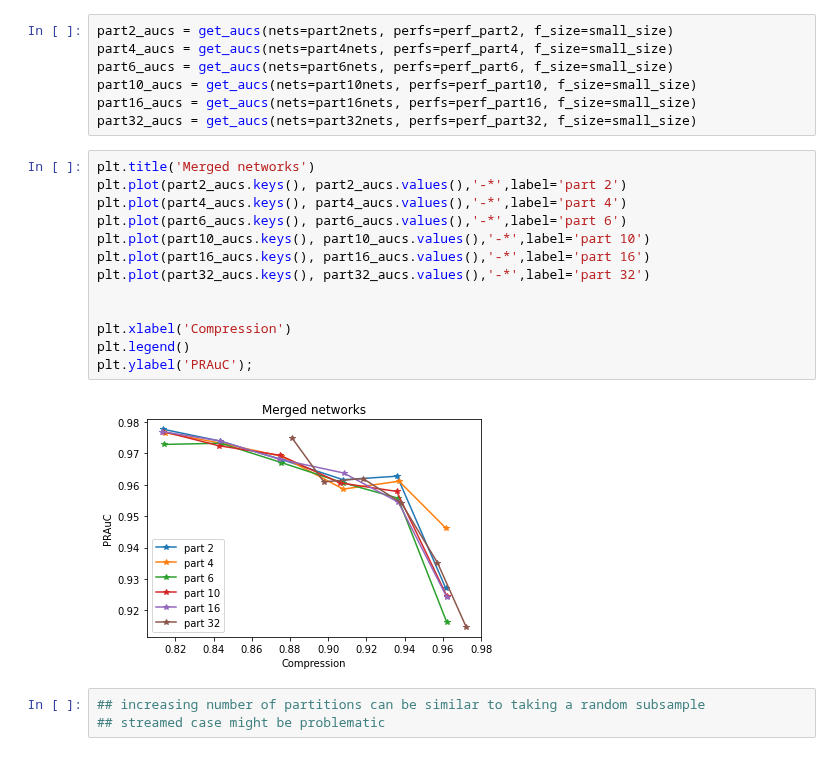
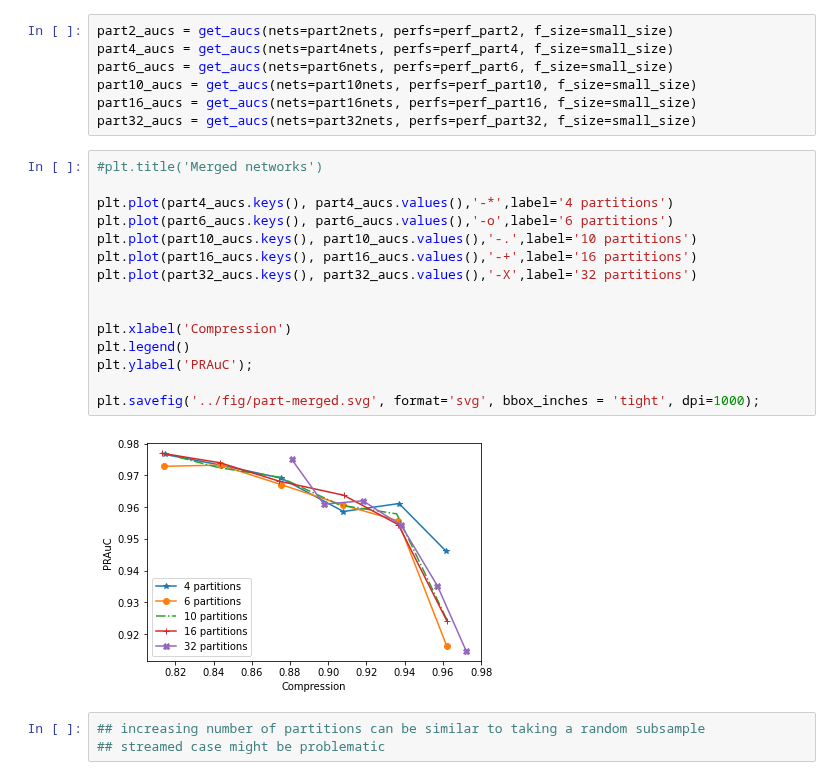
Before and after one commit to jrybicki-jsc/smms, a Jupyter notebook: graphla/cleans.ipynb, the cells around one changed output. Cells and saved outputs as stored; diff of their text form.

```diff
--- a/graphla/cleans.ipynb
+++ b/graphla/cleans.ipynb
@@ -411,20 +410,22 @@ part10_aucs = get_aucs(nets=part10nets, perfs=perf_part10, f_size=small_size)
 part16_aucs = get_aucs(nets=part16nets, perfs=perf_part16, f_size=small_size)
 part32_aucs = get_aucs(nets=part32nets, perfs=perf_part32, f_size=small_size)
 # %%
-plt.title('Merged networks')
-plt.plot(part2_aucs.keys(), part2_aucs.values(),'-*',label='part 2')
-plt.plot(part4_aucs.keys(), part4_aucs.values(),'-*',label='part 4')
-plt.plot(part6_aucs.keys(), part6_aucs.values(),'-*',label='part 6')
-plt.plot(part10_aucs.keys(), part10_aucs.values(),'-*',label='part 10')
-plt.plot(part16_aucs.keys(), part16_aucs.values(),'-*',label='part 16')
-plt.plot(part32_aucs.keys(), part32_aucs.values(),'-*',label='part 32')
+#plt.title('Merged networks')
+
+plt.plot(part4_aucs.keys(), part4_aucs.values(),'-*',label='4 partitions')
+plt.plot(part6_aucs.keys(), part6_aucs.values(),'-o',label='6 partitions')
+plt.plot(part10_aucs.keys(), part10_aucs.values(),'-.',label='10 partitions')
+plt.plot(part16_aucs.keys(), part16_aucs.values(),'-+',label='16 partitions')
+plt.plot(part32_aucs.keys(), part32_aucs.values(),'-X',label='32 partitions')
 
 
 plt.xlabel('Compression')
 plt.legend()
 plt.ylabel('PRAuC');
+
+plt.savefig('../fig/part-merged.svg', format='svg', bbox_inches = 'tight', dpi=1000);
 # %% [output]
-[figure, old version]
+[figure, new version]
 # %%
 ## increasing number of partitions can be similar to taking a random subsample
 ## streamed case might be problematic
```
Also changed, not shown: parts of 7 cells of this notebook, 1 other file.
